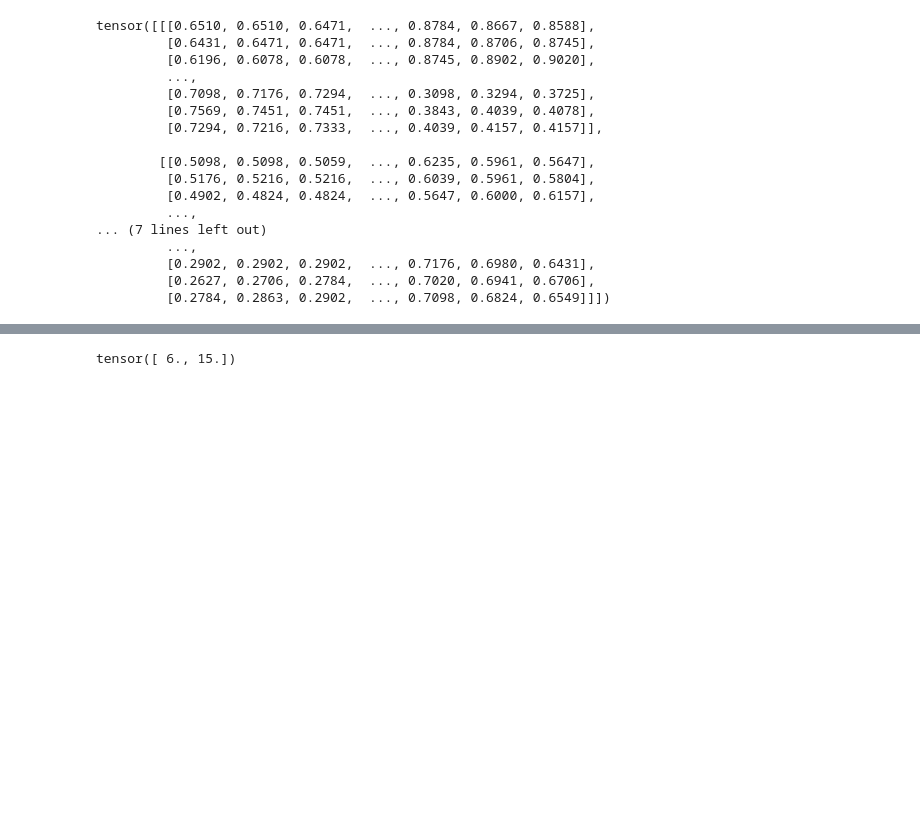
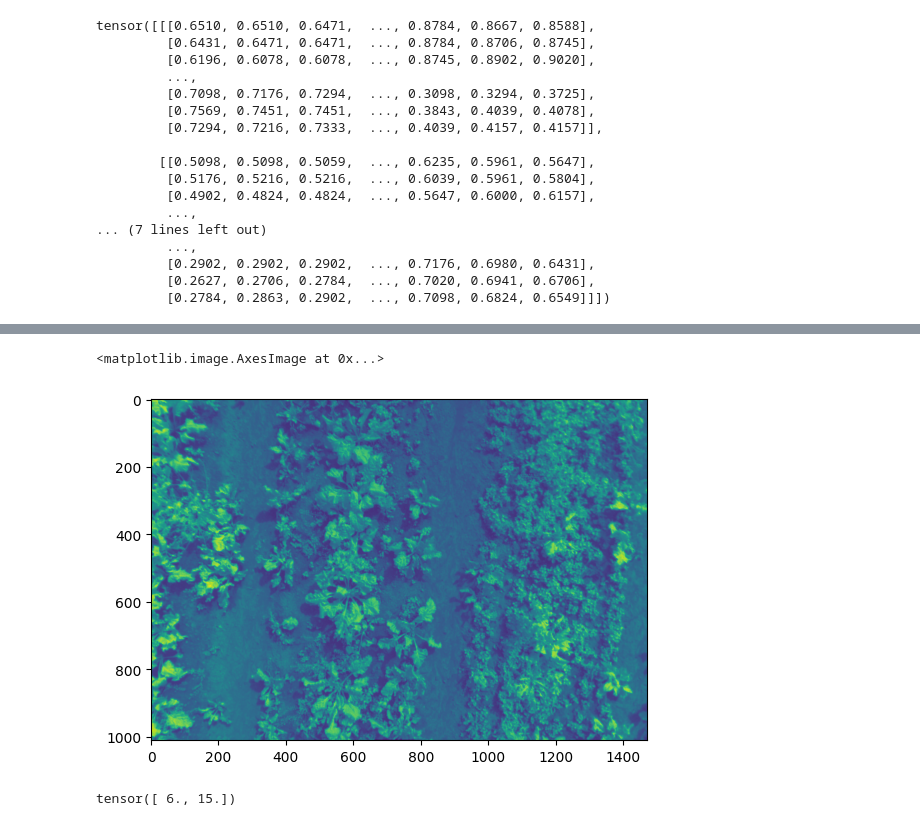
Before and after one commit to Deceptrax123/Crop-Weed-Semantic-Segmentation, a Jupyter notebook: tests.ipynb, the cells around one changed output, grey strips where cells are left out. Drawn from its saved outputs; the diff is of its cells as text; code cells hidden in the pictures; blank space fills up the shorter version.

```diff
--- a/tests.ipynb
+++ b/tests.ipynb
@@ -440,3 +444,8 @@ plt.imshow(n)
+# %%
+plt.imshow(n1)
+# %% [output]
+<matplotlib.image.AxesImage at 0x...>
+[figure, added]
 # %%
 k=np.array([[1,2,3],[4,5,6]])
 k=k.astype(np.float32)
```
Also changed, not shown: parts of 3 cells of this notebook, 2 other files.
